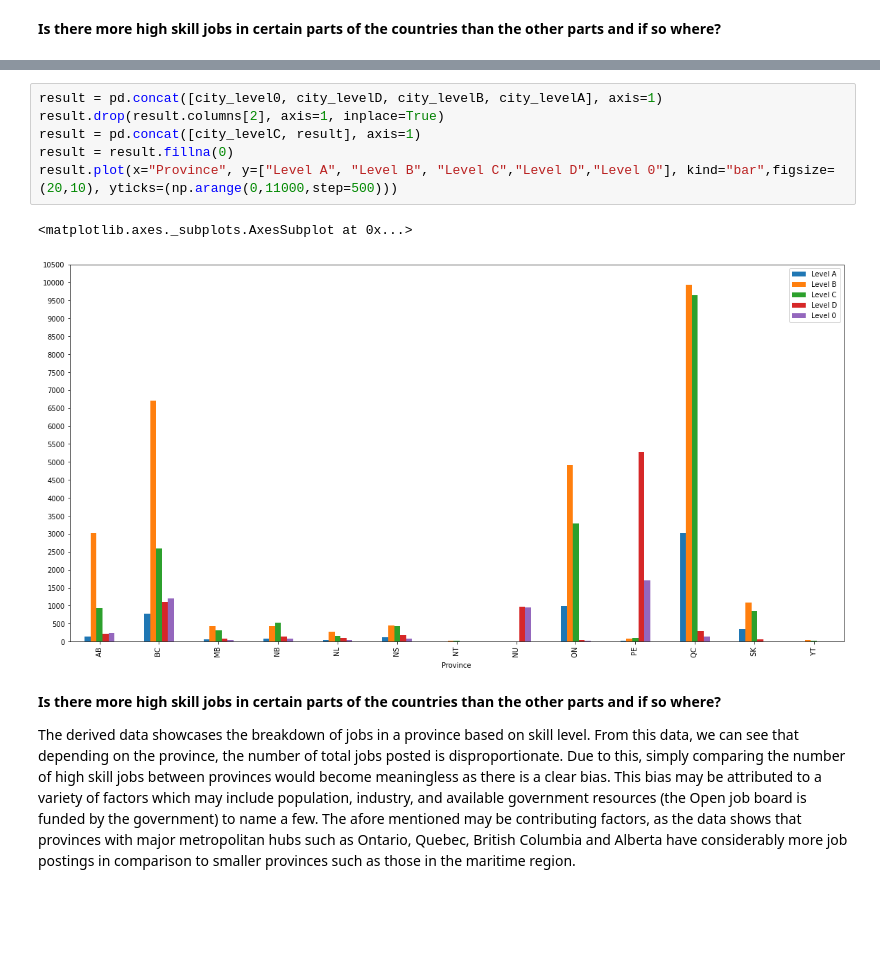
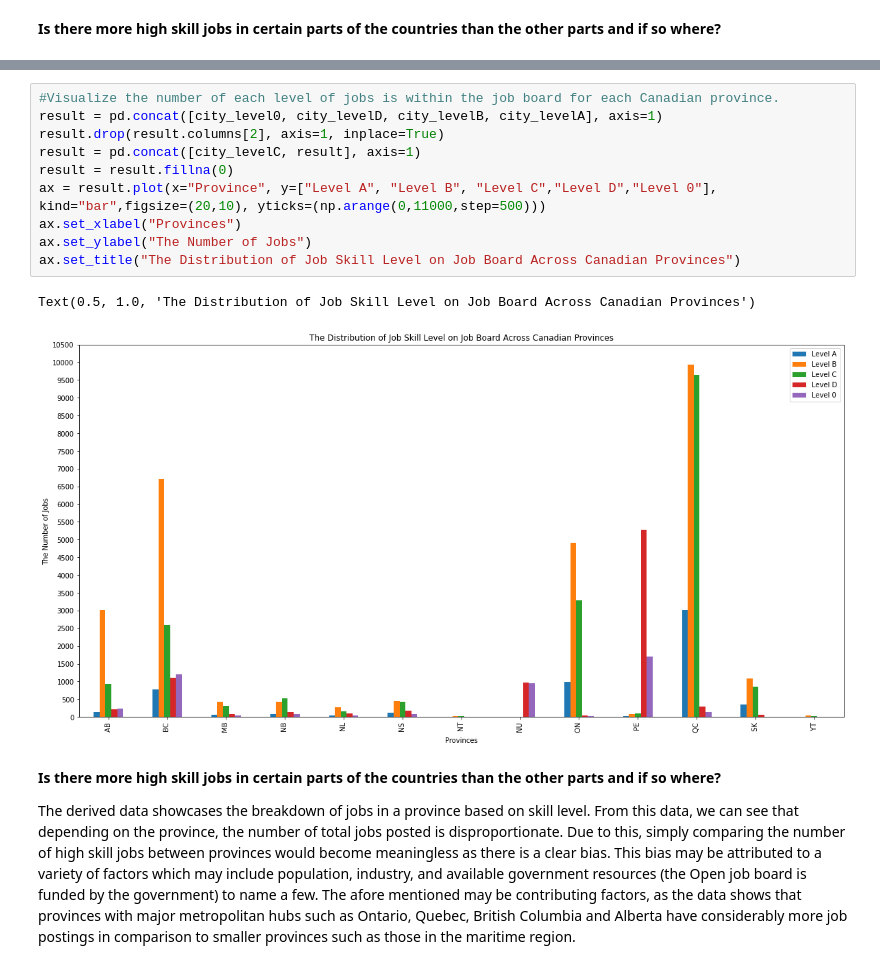
Before and after one commit to ChristopheTran/Canadian-Jobs-Amid-a-Pandemic, a Jupyter notebook: Final_Notebook.ipynb, the cells around one changed output, grey strips where cells are left out. Cells and saved outputs as stored; diff of their text form; blank space fills up the shorter version.

```diff
--- a/Final_Notebook.ipynb
+++ b/Final_Notebook.ipynb
@@ -265,13 +312,17 @@ for province, group in grouped:
 city_level0 = pd.DataFrame(city_level0)
 # %%
+#Visualize the number of each level of jobs is within the job board for each Canadian province.
 result = pd.concat([city_level0, city_levelD, city_levelB, city_levelA], axis=1)
 result.drop(result.columns[2], axis=1, inplace=True)
 result = pd.concat([city_levelC, result], axis=1)
 result = result.fillna(0)
-result.plot(x="Province", y=["Level A", "Level B", "Level C","Level D","Level 0"], kind="bar",figsize=(20,10), yticks=(np.arange(0,11000,step=500)))
+ax = result.plot(x="Province", y=["Level A", "Level B", "Level C","Level D","Level 0"], kind="bar",figsize=(20,10), yticks=(np.arange(0,11000,step=500)))
+ax.set_xlabel("Provinces")
+ax.set_ylabel("The Number of Jobs")
+ax.set_title("The Distribution of Job Skill Level on Job Board Across Canadian Provinces")
 # %% [output]
-<matplotlib.axes._subplots.AxesSubplot at 0x...>
+Text(0.5, 1.0, 'The Distribution of Job Skill Level on Job Board Across Canadian Provinces')
-[figure, old version]
+[figure, new version]
 # %% [markdown]
 **Is there more high skill jobs in certain parts of the countries than the other parts and if so where?**
 
```
Also changed, not shown: parts of 35 cells of this notebook.
